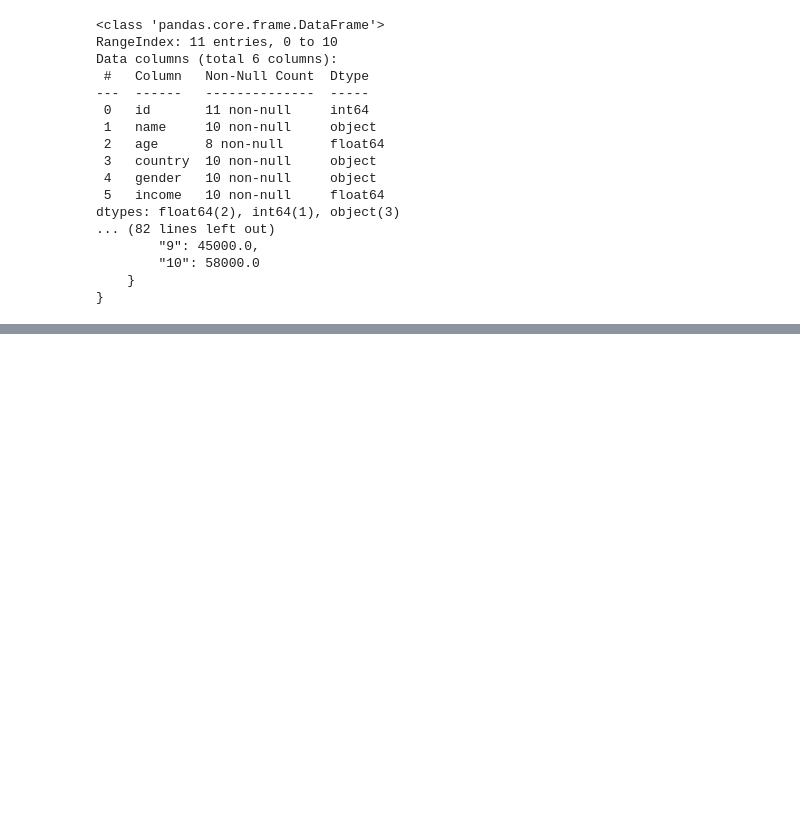
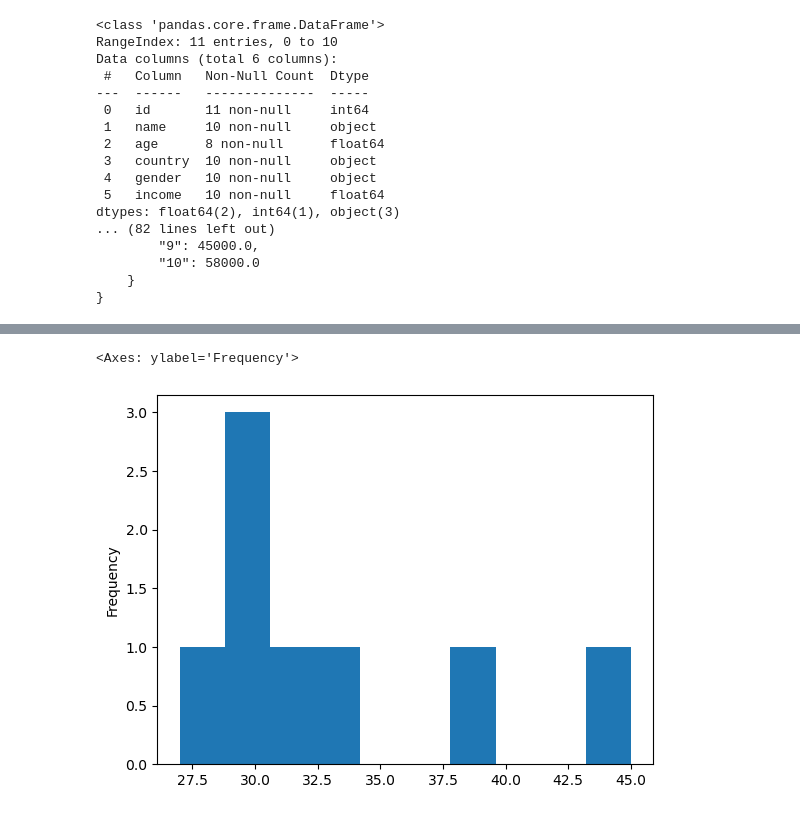
Before and after one commit to RuchiraDevane-dev/python-data-science-workbench, a Jupyter notebook: pandas_tutorial.ipynb, the cells around one changed output, grey strips where cells are left out. Saved outputs shown, nothing was run; the diff lists cells and outputs as text; code cells hidden in the pictures; blank space fills up the shorter version.

```diff
--- a/pandas_tutorial.ipynb
+++ b/pandas_tutorial.ipynb
@@ -394,0 +404,6 @@ dtypes: float64(2), int64(1), object(3)
+# %%
+# Histogram
+df["age"].plot(kind="hist")
+# %% [output]
+<Axes: ylabel='Frequency'>
+[figure, added]
```
Also changed, not shown: parts of 2 cells of this notebook.
